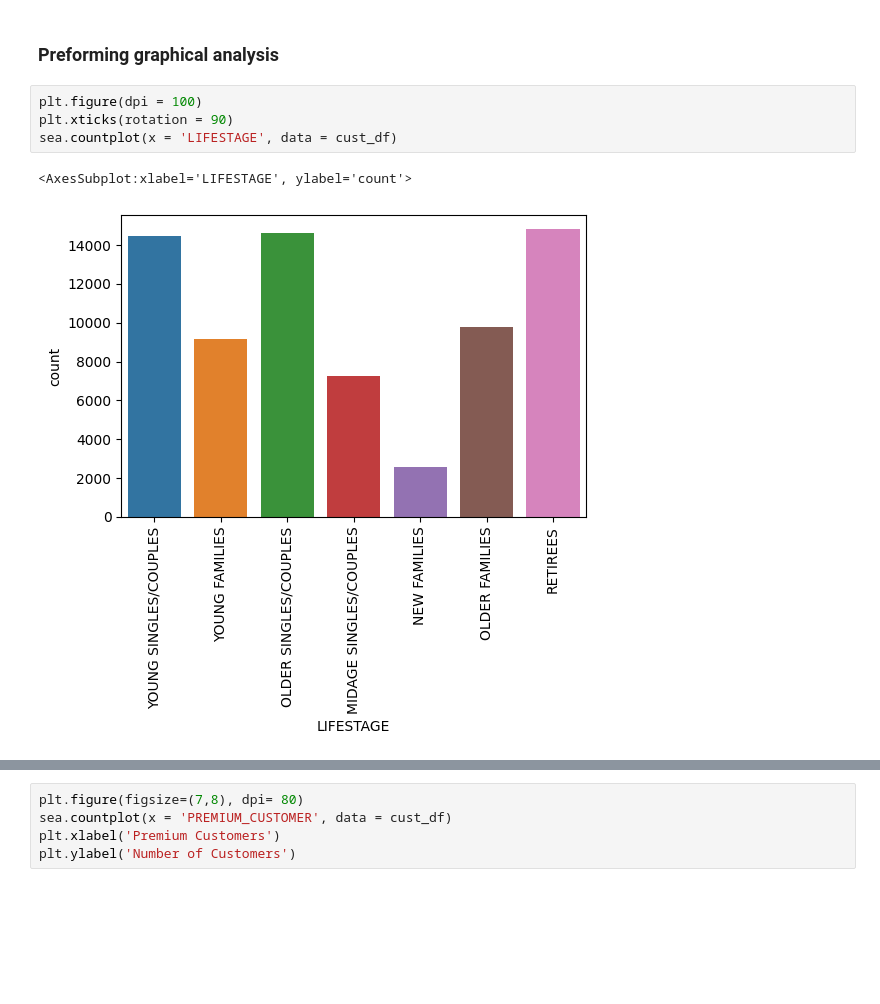
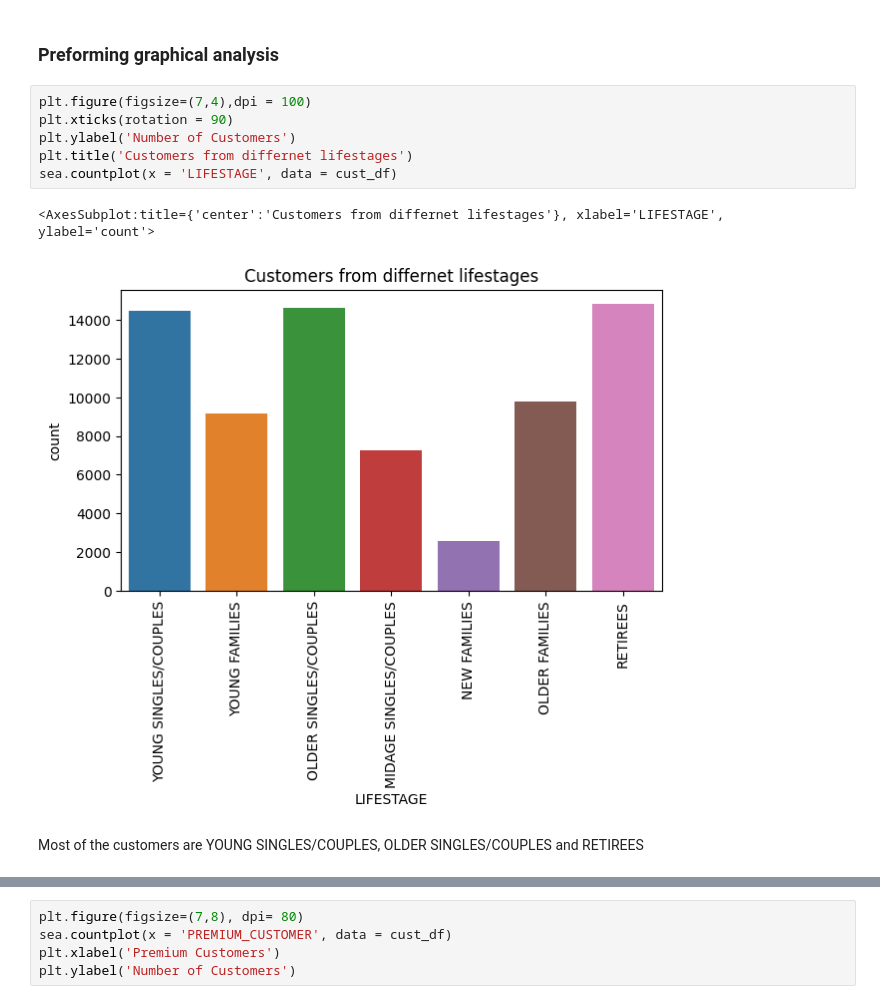
Before and after one commit to darsh996/Quantium_Internship, a Jupyter notebook: EDA_quantium.ipynb, the cells around one changed output, grey strips where cells are left out. Cells and saved outputs as stored; diff of their text form; blank space fills up the shorter version.

```diff
--- a/EDA_quantium.ipynb
+++ b/EDA_quantium.ipynb
@@ -77,9 +94,13 @@ dtype: int64
 # %% [markdown]
 ### Preforming graphical analysis
 # %%
-plt.figure(dpi = 100)
+plt.figure(figsize=(7,4),dpi = 100)
 plt.xticks(rotation = 90)
+plt.ylabel('Number of Customers')
+plt.title('Customers from differnet lifestages')
 sea.countplot(x = 'LIFESTAGE', data = cust_df)
 # %% [output]
-<AxesSubplot:xlabel='LIFESTAGE', ylabel='count'>
+<AxesSubplot:title={'center':'Customers from differnet lifestages'}, xlabel='LIFESTAGE', ylabel='count'>
-[figure, old version]
+[figure, new version]
+# %% [markdown]
+Most of the customers are YOUNG SINGLES/COUPLES, OLDER SINGLES/COUPLES and RETIREES
```
Also changed, not shown: parts of 33 cells of this notebook.
